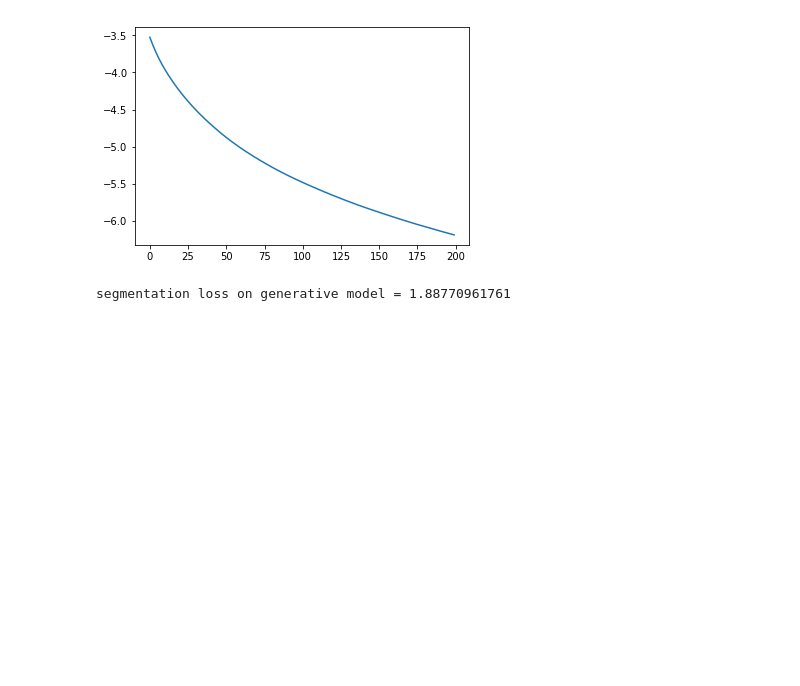
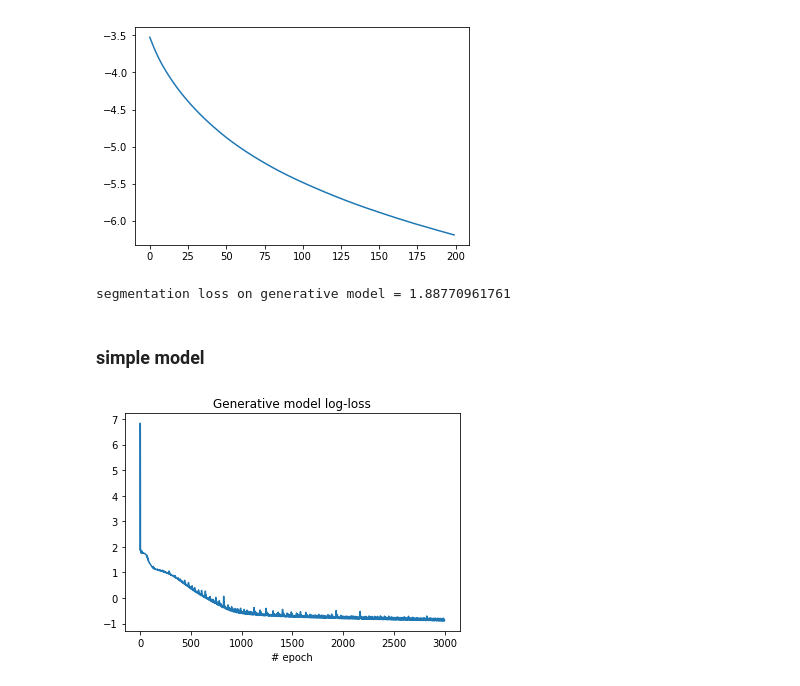
Before and after one commit to ashysheya/research_project, a Jupyter notebook: training_baseline_unet.ipynb, the cells around one changed output. Cells and saved outputs as stored; diff of their text form; code cells hidden in the pictures; blank space fills up the shorter version.

Commit message:
add simple model experiments

```diff
--- a/training_baseline_unet.ipynb
+++ b/training_baseline_unet.ipynb
@@ -228,3 +228,22 @@ plt.show()
 print('segmentation loss on generative model = {}'.format(segm_loss))
 # %% [output]
 segmentation loss on generative model = 1.88770961761
+# %% [markdown]
+### simple model
+# %%
+net_gen = Network(num_z_channels=3, num_classes=3).cuda()
+img_loss = ImageLoss()
+segm_loss = SegmentationLoss()
+# %%
+loss_simple_gen = train_generative_unet(net=net_gen, train_images=train_images,
+                                        train_segmentation=train_segmentation,
+                                        segm_loss=segm_loss, img_loss=img_loss,
+                                        without_segmentation=80, z_input=z_input,
+                                        print_history=10001)
+# %%
+plt.plot(np.log(np.array(loss_simple_gen)))
+plt.title('Generative model log-loss')
+plt.xlabel('# epoch')
+plt.show()
+# %% [output]
+[figure, added]
```
Also changed, not shown: parts of 3 cells of this notebook.
